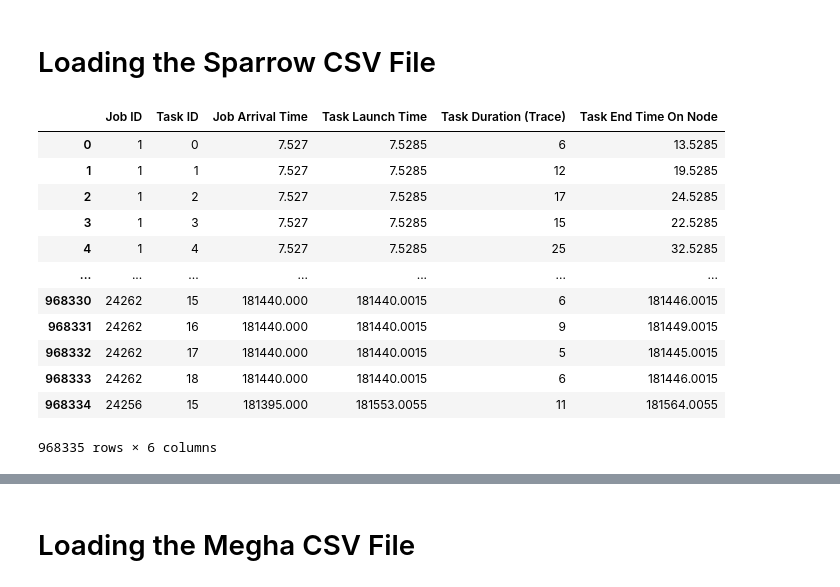
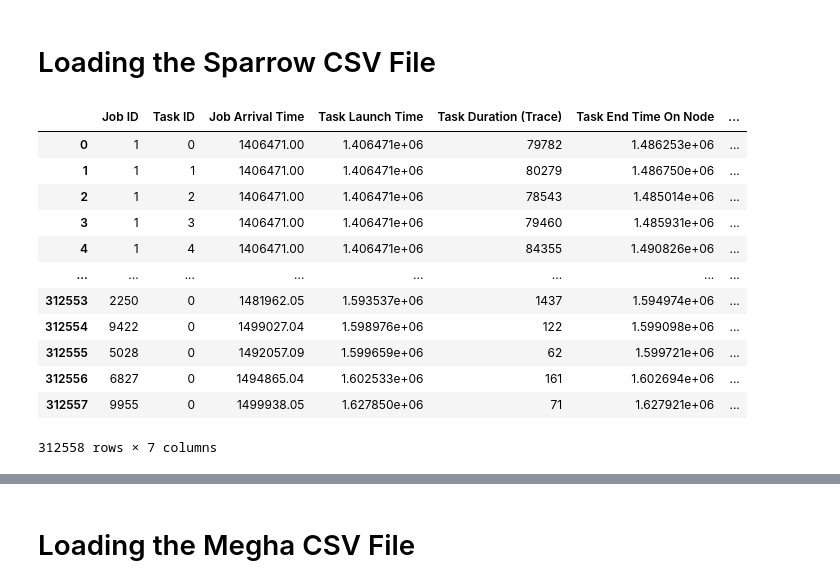
Before and after one commit to meghanat/megha_simulator, a Jupyter notebook: logs/Final Analysis/Job_Completion_Time_CSV_Creator.ipynb, the cells around one changed output, grey strips where cells are left out. Drawn from its saved outputs; the diff is of its cells as text; code cells hidden in the pictures.

```diff
--- a/logs/Final Analysis/Job_Completion_Time_CSV_Creator.ipynb
+++ b/logs/Final Analysis/Job_Completion_Time_CSV_Creator.ipynb
@@ -5,26 +10,40 @@ import pandas as pd
+# %%
+# "GOOG_sub_trace_10k_4_25"
+BASE_FILE_PATH = Path("GOOG_sub_trace_10k_4GM_25LM")
+SPARROW_CSV_FILE_NAME = "sparrow_GOOG_subtrace_10_000.csv"
+MEGHA_CSV_FILE_NAME = "record-2021-12-30-21-40-25_jobs_info.csv"
+IS_YAHOO_TRACE = False;
+
+
+NETWORK_DELAY = 0.0005
 # %% [markdown]
 # Loading the Sparrow CSV File
+# %%
+SPARROW_CSV_FILE_COLUMN_NAME_LIST = ["Job ID", "Task ID", "Job Arrival Time",
+                                     "Task Launch Time", "Task Duration (Trace)",
+                                     "Task End Time On Node"]
 # %%
-SPARROW_CSV_FILE_NAME = "sparrow_YH_10_000.csv"
+SPARROW_CSV_FILE_PATH = BASE_FILE_PATH / Path(SPARROW_CSV_FILE_NAME)
 
-sparrow_df = pd.read_csv(SPARROW_CSV_FILE_NAME,
-                         names=["Job ID", "Task ID", "Job Arrival Time",
-                                "Task Launch Time", "Task Duration (Trace)"]
+sparrow_df = pd.read_csv(SPARROW_CSV_FILE_PATH,
+                         names=SPARROW_CSV_FILE_COLUMN_NAME_LIST
                         )
+sparrow_df["Task End Time On Node (Derived)"] = sparrow_df["Task Launch Time"] + sparrow_df["Task Duration (Trace)"]
+
 sparrow_df["Task End Time On Node"] = sparrow_df["Task Launch Time"] + sparrow_df["Task Duration (Trace)"]
 
 sparrow_df
 # %% [output]
-|  | Job ID | Task ID | Job Arrival Time | Task Launch Time | Task Duration (Trace) | Task End Time On Node |
-| 0 | 1 | 0 | 7.527 | 7.5285 | 6 | 13.5285 |
-| 1 | 1 | 1 | 7.527 | 7.5285 | 12 | 19.5285 |
-| 2 | 1 | 2 | 7.527 | 7.5285 | 17 | 24.5285 |
-| 3 | 1 | 3 | 7.527 | 7.5285 | 15 | 22.5285 |
-| 4 | 1 | 4 | 7.527 | 7.5285 | 25 | 32.5285 |
-| ... | ... | ... | ... | ... | ... | ... |
-| 968330 | 24262 | 15 | 181440.000 | 181440.0015 | 6 | 181446.0015 |
-| 968331 | 24262 | 16 | 181440.000 | 181440.0015 | 9 | 181449.0015 |
-| 968332 | 24262 | 17 | 181440.000 | 181440.0015 | 5 | 181445.0015 |
-| 968333 | 24262 | 18 | 181440.000 | 181440.0015 | 6 | 181446.0015 |
-| 968334 | 24256 | 15 | 181395.000 | 181553.0055 | 11 | 181564.0055 |
+|  | Job ID | Task ID | Job Arrival Time | Task Launch Time | Task Duration (Trace) | Task End Time On Node | ... |
+| 0 | 1 | 0 | 1406471.00 | 1.406471e+06 | 79782 | 1.486253e+06 | ... |
+| 1 | 1 | 1 | 1406471.00 | 1.406471e+06 | 80279 | 1.486750e+06 | ... |
+| 2 | 1 | 2 | 1406471.00 | 1.406471e+06 | 78543 | 1.485014e+06 | ... |
+| 3 | 1 | 3 | 1406471.00 | 1.406471e+06 | 79460 | 1.485931e+06 | ... |
+| 4 | 1 | 4 | 1406471.00 | 1.406471e+06 | 84355 | 1.490826e+06 | ... |
+| ... | ... | ... | ... | ... | ... | ... | ... |
+| 312553 | 2250 | 0 | 1481962.05 | 1.593537e+06 | 1437 | 1.594974e+06 | ... |
+| 312554 | 9422 | 0 | 1499027.04 | 1.598976e+06 | 122 | 1.599098e+06 | ... |
+| 312555 | 5028 | 0 | 1492057.09 | 1.599659e+06 | 62 | 1.599721e+06 | ... |
+| 312556 | 6827 | 0 | 1494865.04 | 1.602533e+06 | 161 | 1.602694e+06 | ... |
+| 312557 | 9955 | 0 | 1499938.05 | 1.627850e+06 | 71 | 1.627921e+06 | ... |
-968335 rows × 6 columns
+312558 rows × 7 columns
```
Also changed, not shown: parts of 22 cells of this notebook, 1 other file.
